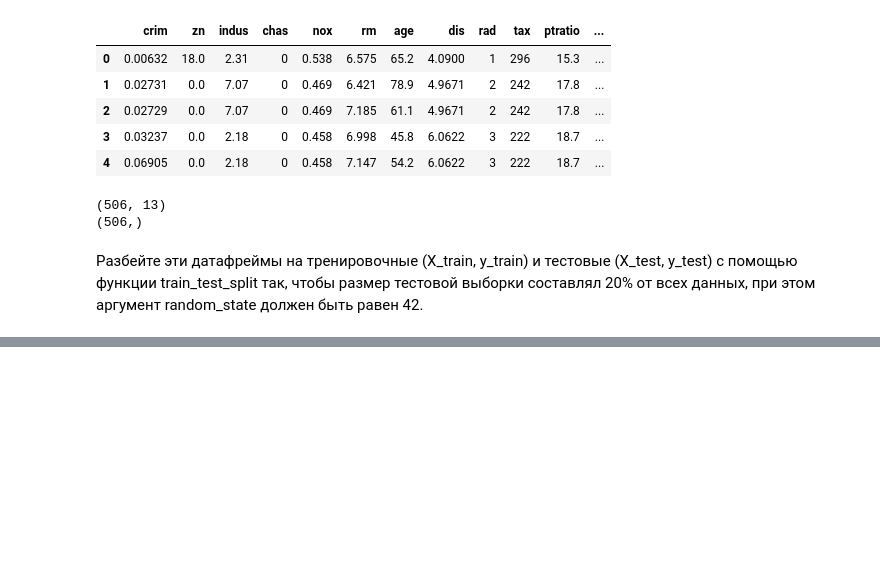
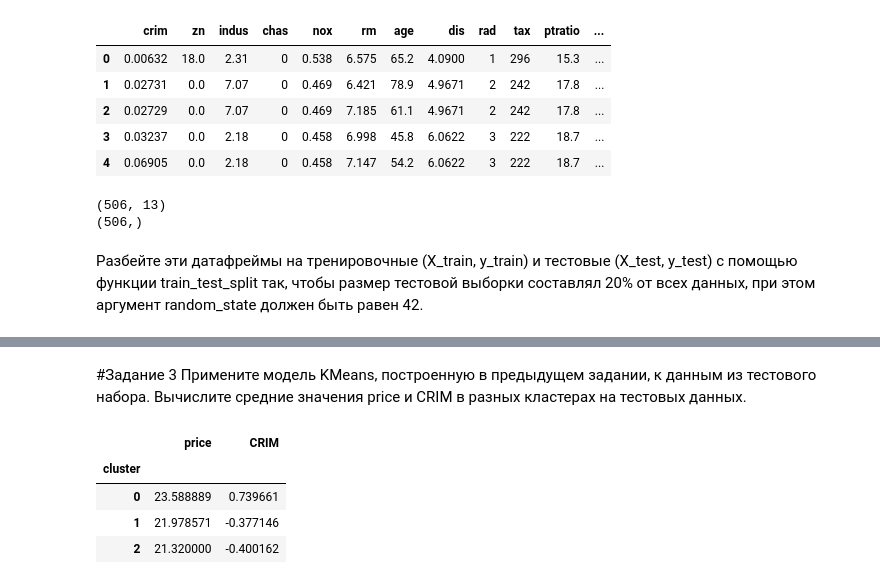
Before and after one commit to Temnihan/pandas, a Jupyter notebook: d4_task1.ipynb, the cells around one changed output, grey strips where cells are left out. Cells and saved outputs as stored; diff of their text form; code cells hidden in the pictures; blank space fills up the shorter version.

```diff
--- a/d4_task1.ipynb
+++ b/d4_task1.ipynb
@@ -48,0 +122,23 @@ print(X_test.shape, y_test.shape)
+# %% [markdown]
+#Задание 3 Примените модель KMeans, построенную в предыдущем задании, к данным из тестового набора.
+Вычислите средние значения price и CRIM в разных кластерах на тестовых данных.
+# %%
+# 8. Предсказание меток кластеров для тестовых данных
+labels_test = kmeans.predict(X_test)
+
+# Создание DataFrame для тестовых данных
+df_test = pd.DataFrame(X_test, columns=[
+                      'CRIM', 'ZN', 'INDUS', 'CHAS', 'NOX', 'RM', 'AGE', 'DIS', 'RAD', 'TAX', 'PTRATIO', 'B', 'LSTAT'])
+df_test['price'] = y_test
+df_test['cluster'] = labels_test
+
+# Вычисление средних значений price и CRIM для каждого кластера в тестовых данных
+cluster_means_test = df_test.groupby('cluster')[['price', 'CRIM']].mean()
+
+cluster_means_test
+# %% [output]
+|  | price | CRIM |
+| cluster |  |  |
+| 0 | 23.588889 | 0.739661 |
+| 1 | 21.978571 | -0.377146 |
+| 2 | 21.320000 | -0.400162 |
```
Also changed, not shown: parts of 10 cells of this notebook.
